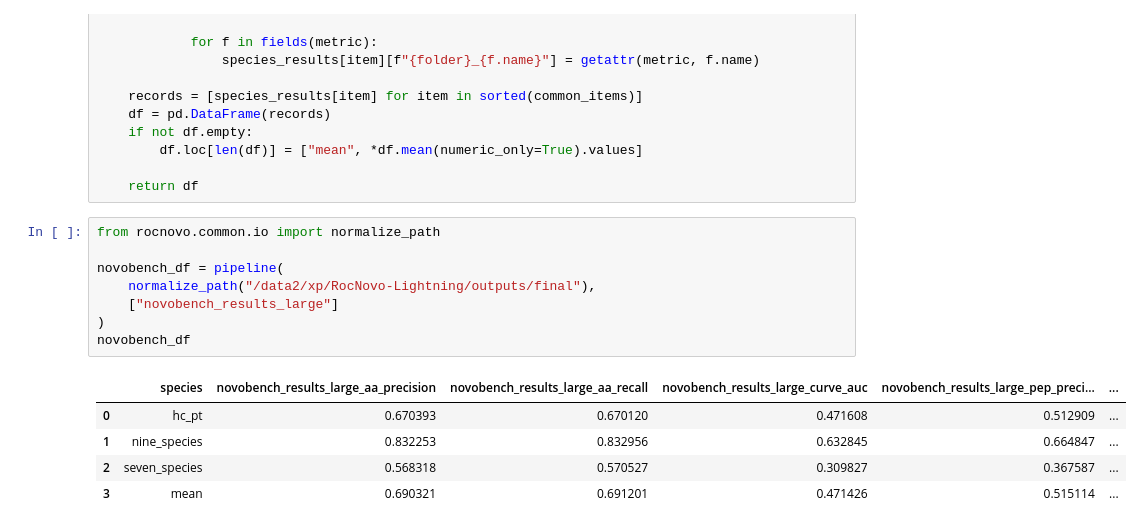
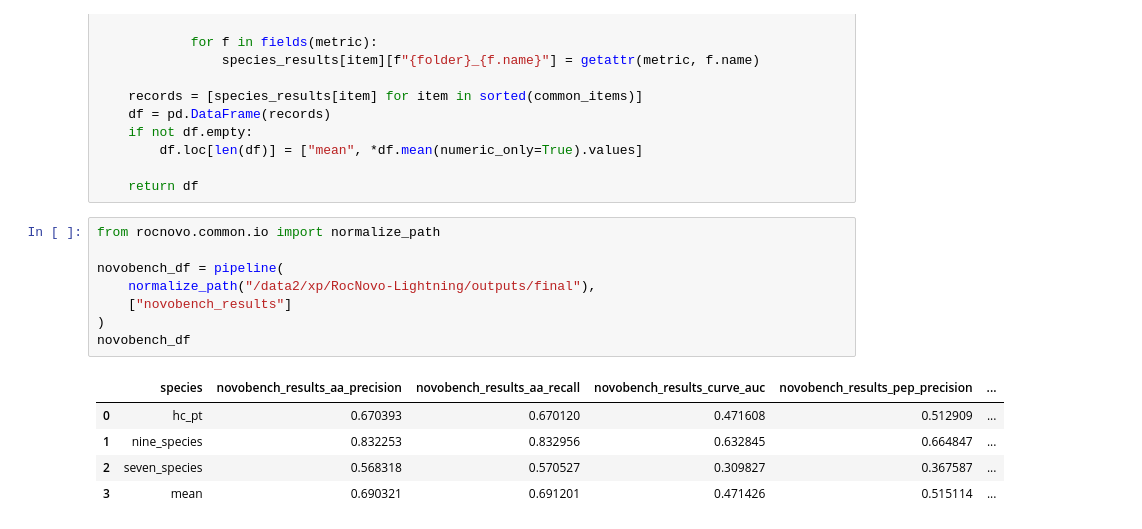
Before and after one commit to lastmme/RocNovo-Lightning, a Jupyter notebook: tutorials/06_metric_calculation.ipynb, the cells around one changed output. Saved outputs shown, nothing was run; the diff lists cells and outputs as text.

```diff
--- a/tutorials/06_metric_calculation.ipynb
+++ b/tutorials/06_metric_calculation.ipynb
@@ -132,13 +134,13 @@ def pipeline(
 # %%
 from rocnovo.common.io import normalize_path
 
 novobench_df = pipeline(
     normalize_path("/data2/xp/RocNovo-Lightning/outputs/final"),
-    ["novobench_results_large"]
+    ["novobench_results"]
 )
 novobench_df
 # %% [output]
-|  | species | novobench_results_large_aa_precision | novobench_results_large_aa_recall | novobench_results_large_curve_auc | novobench_results_large_pep_preci... | ... |
+|  | species | novobench_results_aa_precision | novobench_results_aa_recall | novobench_results_curve_auc | novobench_results_pep_precision | ... |
 | 0 | hc_pt | 0.670393 | 0.670120 | 0.471608 | 0.512909 | ... |
 | 1 | nine_species | 0.832253 | 0.832956 | 0.632845 | 0.664847 | ... |
 | 2 | seven_species | 0.568318 | 0.570527 | 0.309827 | 0.367587 | ... |
```
Also changed, not shown: parts of 19 cells of this notebook.
